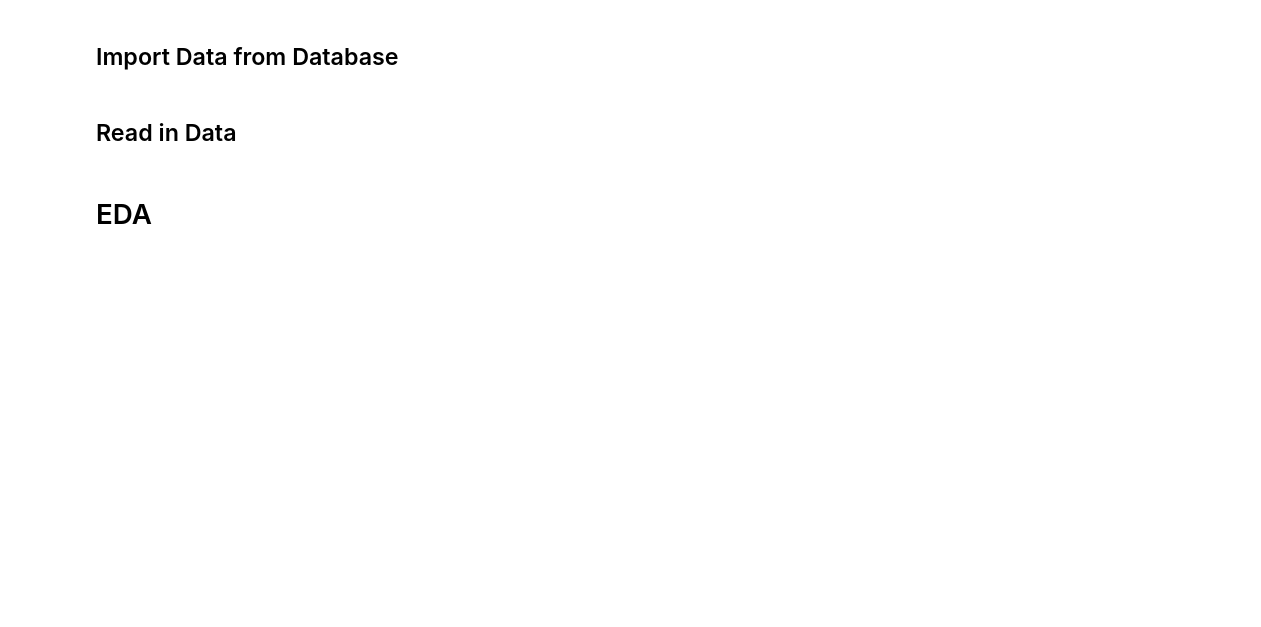
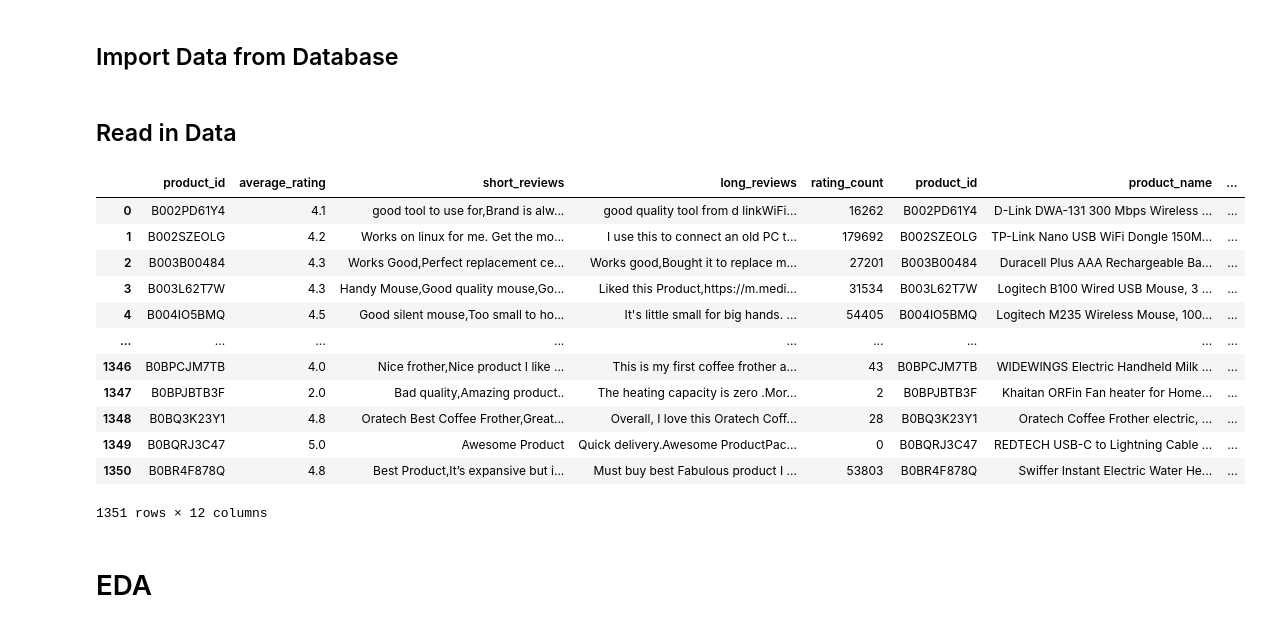
Before and after one commit to sweeenlim/Passion8, a Jupyter notebook: sentiment_analysis/sentiment_analysis.ipynb, the cells around one changed output. Drawn from its saved outputs; the diff is of its cells as text; code cells hidden in the pictures; blank space fills up the shorter version.

```diff
--- a/sentiment_analysis/sentiment_analysis.ipynb
+++ b/sentiment_analysis/sentiment_analysis.ipynb
@@ -12,17 +12,22 @@ post_pwd = os.environ["POSTGRES_PASSWORD"]
 post_port = 5434
 
 
-conn = psycopg2.connect(
-    host=host,
-    user=user,
-    password=post_pwd,
-    port=post_port,
-    database=database)
-
-cursor = conn.cursor()
-cursor.execute("SELECT * FROM RATINGS AS R LEFT JOIN PRODUCTS AS P ON  R.PRODUCT_ID = P.PRODUCT_ID ")
-rows= cursor.fetchall()  # Use fetchall() to get all rows, or fetchone() to get a single row
-column_names = [desc[0] for desc in cursor.description]
-
-# Create the DataFrame with column names
-df = pd.DataFrame(rows, columns=column_names)
+def create_df():
+    try:
+        conn = psycopg2.connect(
+            host=host,
+            user=user,
+            password=post_pwd,
+            port=post_port,
+            database=database)
+        query = "SELECT * FROM RATINGS AS R LEFT JOIN PRODUCTS AS P ON  R.PRODUCT_ID = P.PRODUCT_ID "
+        # Read data from the database into a DataFrame
+        df = pd.read_sql(query, con=conn)
+        return df
+    except Exception as e:
+        print("An error occurred:", e)
+        conn.rollback()  # Rollback in case of error
+    finally:
+        conn.close()  # Close the connection
+# Display the DataFrame
+product_ratings_df = create_df()
@@ -32,12 +35,25 @@ df.to_csv("data/product_ratings.csv",index = False)
 ## Read in Data
 # %%
 import pandas as pd
-
-product_ratings_df = pd.read_csv("data/product_ratings.csv")
 product_ratings_df.rename(columns={
     'review_title': 'short_reviews',
     'review_content': 'long_reviews'
 }, inplace=True)
+product_ratings_df
+# %% [output]
+|  | product_id | average_rating | short_reviews | long_reviews | rating_count | product_id | product_name | ... |
+| 0 | B002PD61Y4 | 4.1 | good tool to use for,Brand is alw... | good quality tool from d linkWiFi... | 16262 | B002PD61Y4 | D-Link DWA-131 300 Mbps Wireless ... | ... |
+| 1 | B002SZEOLG | 4.2 | Works on linux for me. Get the mo... | I use this to connect an old PC t... | 179692 | B002SZEOLG | TP-Link Nano USB WiFi Dongle 150M... | ... |
+| 2 | B003B00484 | 4.3 | Works Good,Perfect replacement ce... | Works good,Bought it to replace m... | 27201 | B003B00484 | Duracell Plus AAA Rechargeable Ba... | ... |
+| 3 | B003L62T7W | 4.3 | Handy Mouse,Good quality mouse,Go... | Liked this Product,https://m.medi... | 31534 | B003L62T7W | Logitech B100 Wired USB Mouse, 3 ... | ... |
+| 4 | B004IO5BMQ | 4.5 | Good silent mouse,Too small to ho... | It's little small for big hands. ... | 54405 | B004IO5BMQ | Logitech M235 Wireless Mouse, 100... | ... |
+| ... | ... | ... | ... | ... | ... | ... | ... | ... |
+| 1346 | B0BPCJM7TB | 4.0 | Nice frother,Nice product I like ... | This is my first coffee frother a... | 43 | B0BPCJM7TB | WIDEWINGS Electric Handheld Milk ... | ... |
+| 1347 | B0BPJBTB3F | 2.0 | Bad quality,Amazing product.. | The heating capacity is zero .Mor... | 2 | B0BPJBTB3F | Khaitan ORFin Fan heater for Home... | ... |
+| 1348 | B0BQ3K23Y1 | 4.8 | Oratech Best Coffee Frother,Great... | Overall, I love this Oratech Coff... | 28 | B0BQ3K23Y1 | Oratech Coffee Frother electric, ... | ... |
+| 1349 | B0BQRJ3C47 | 5.0 | Awesome Product | Quick delivery.Awesome ProductPac... | 0 | B0BQRJ3C47 | REDTECH USB-C to Lightning Cable ... | ... |
+| 1350 | B0BR4F878Q | 4.8 | Best Product,It’s expansive but i... | Must buy best Fabulous product I ... | 53803 | B0BR4F878Q | Swiffer Instant Electric Water He... | ... |
+1351 rows × 12 columns
 # %% [markdown]
 # EDA
 # %%
```
Also changed, not shown: parts of 2 cells of this notebook, 1 other file.
